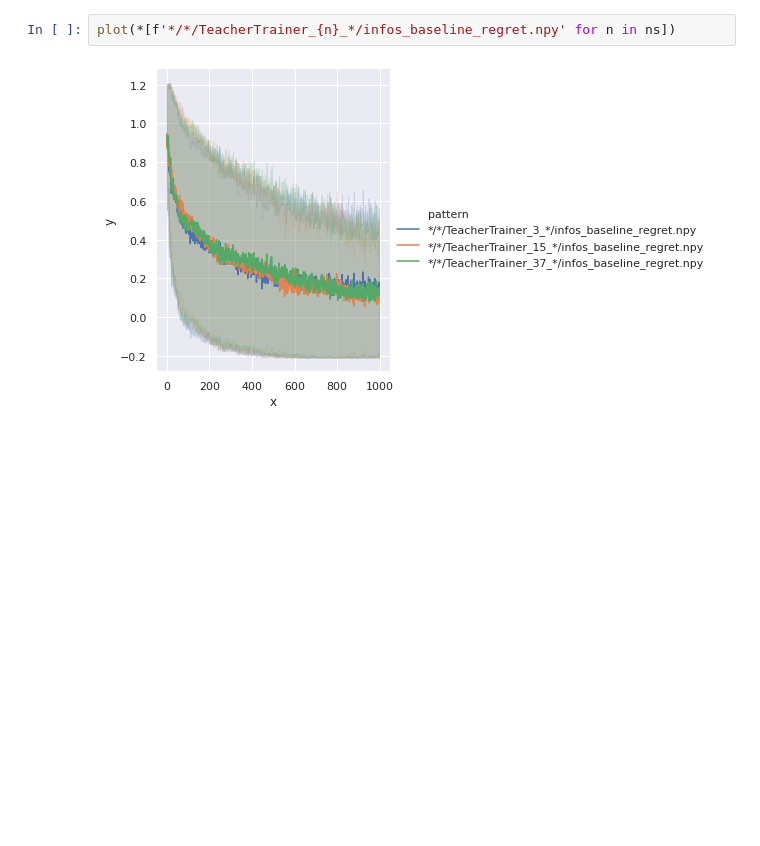
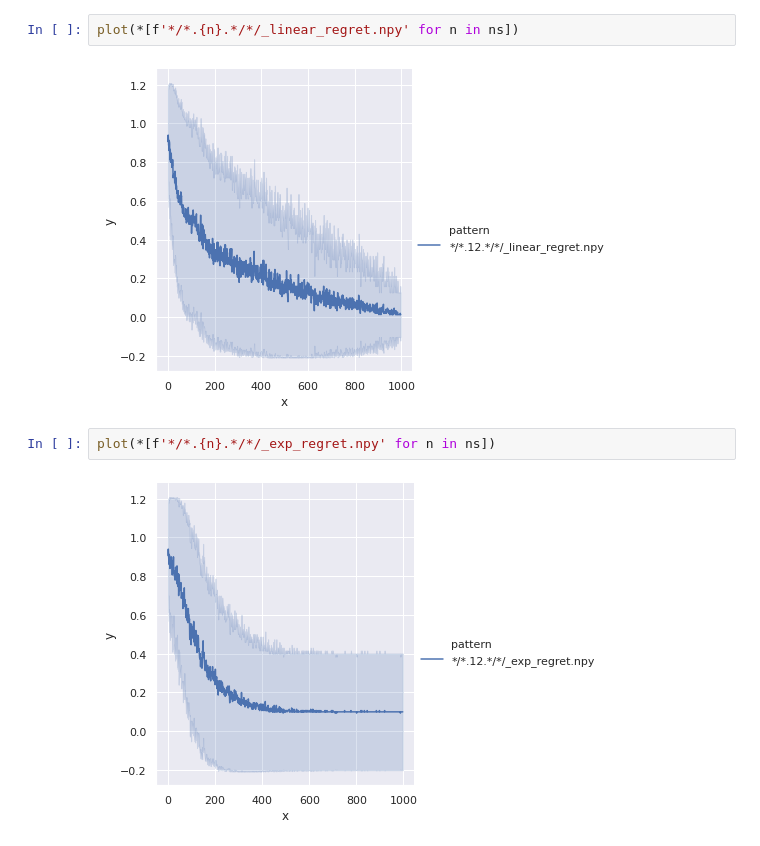
Before and after one commit to ethanabrooks/teacher-RL, a Jupyter notebook: notebooks/comparison.ipynb, the cells around one changed output. Drawn from its saved outputs; the diff is of its cells as text; blank space fills up the shorter version.

```diff
--- a/notebooks/comparison.ipynb
+++ b/notebooks/comparison.ipynb
@@ -39,4 +35,8 @@ plot(*[f'*/*/TeacherTrainer_{n}_*/infos_regret.npy' for n in ns])
 # %%
-plot(*[f'*/*/TeacherTrainer_{n}_*/infos_baseline_regret.npy' for n in ns])
+plot(*[f'*/*.{n}.*/*/_linear_regret.npy' for n in ns])
 # %% [output]
-[figure, old version]
+[figure, new version]
+# %%
+plot(*[f'*/*.{n}.*/*/_exp_regret.npy' for n in ns])
+# %% [output]
+[figure, added]
```
Also changed, not shown: parts of 3 cells of this notebook, 1 other file.
